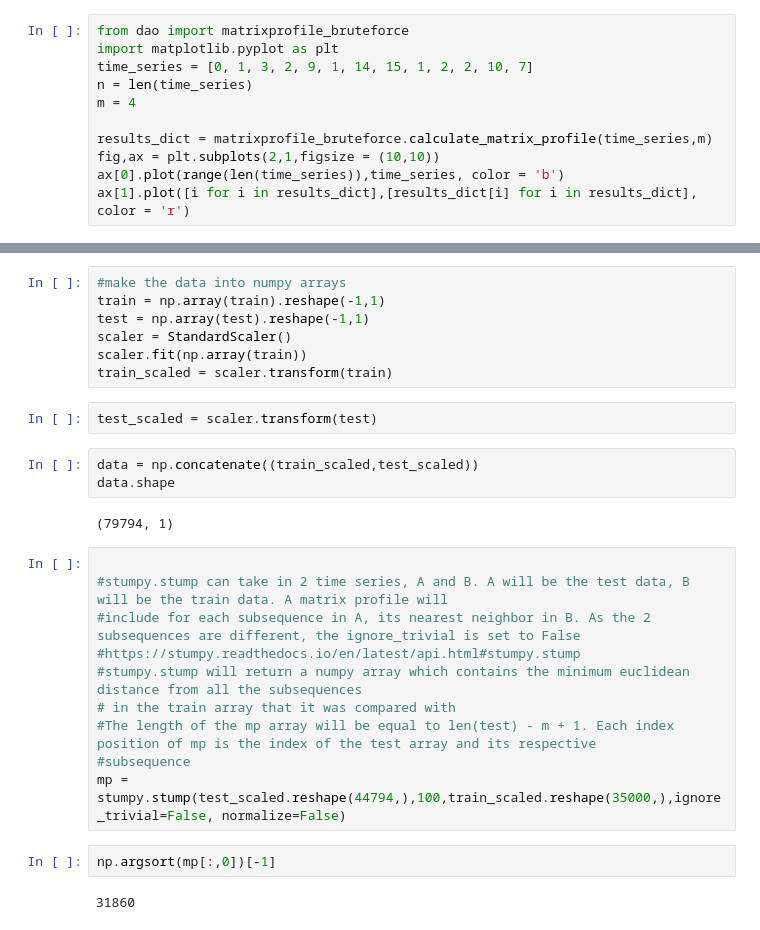
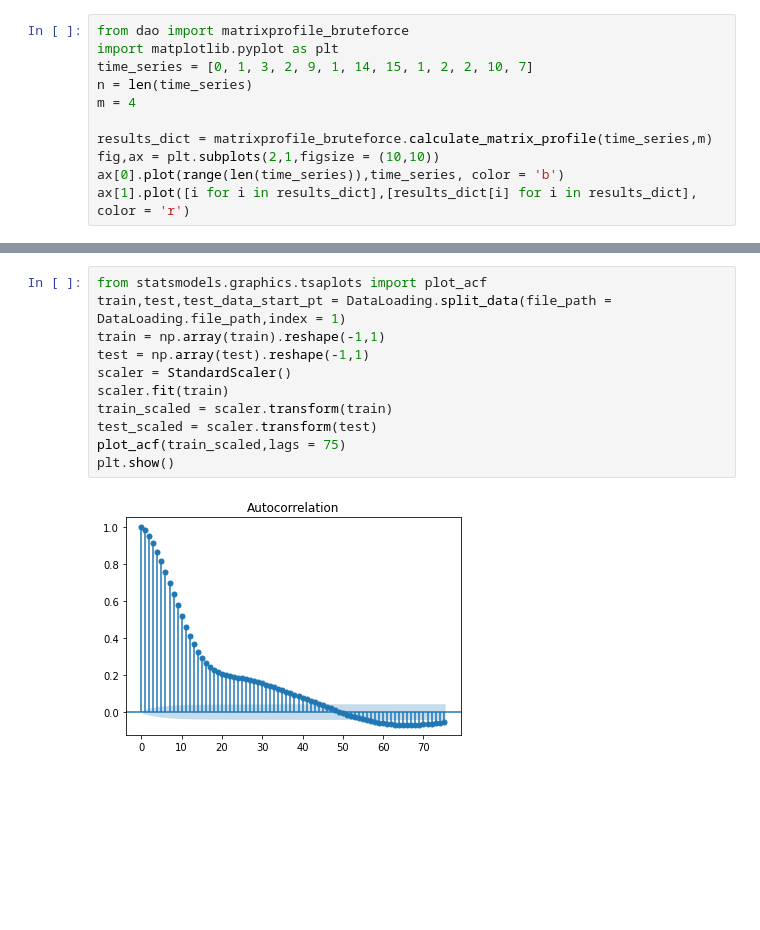
Before and after one commit to Pasindu19970808/Anomaly-Detection-Project, a Jupyter notebook: DataVisualization.ipynb, the cells around one changed output, grey strips where cells are left out. Drawn from its saved outputs; the diff is of its cells as text; blank space fills up the shorter version.

```diff
--- a/DataVisualization.ipynb
+++ b/DataVisualization.ipynb
@@ -36,28 +104,13 @@ train,test = DataLoading.split_data(file_path = DataLoading.file_path,index = 1)
 # %%
-#make the data into numpy arrays
+from statsmodels.graphics.tsaplots import plot_acf
+train,test,test_data_start_pt = DataLoading.split_data(file_path = DataLoading.file_path,index = 1)
 train = np.array(train).reshape(-1,1)
 test = np.array(test).reshape(-1,1)
 scaler = StandardScaler()
-scaler.fit(np.array(train))
+scaler.fit(train)
 train_scaled = scaler.transform(train)
+test_scaled = scaler.transform(test)
+plot_acf(train_scaled,lags = 75)
+plt.show()
+# %% [output]
+[figure, added]
-# %%
-test_scaled = scaler.transform(test)
-# %%
-data = np.concatenate((train_scaled,test_scaled))
-data.shape
-# %% [output]
-(79794, 1)
-# %%
-
-#stumpy.stump can take in 2 time series, A and B. A will be the test data, B will be the train data. A matrix profile will
-#include for each subsequence in A, its nearest neighbor in B. As the 2 subsequences are different, the ignore_trivial is set to False
-#https://stumpy.readthedocs.io/en/latest/api.html#stumpy.stump
-#stumpy.stump will return a numpy array which contains the minimum euclidean distance from all the subsequences
-# in the train array that it was compared with
-#The length of the mp array will be equal to len(test) - m + 1. Each index position of mp is the index of the test array and its respective
-#subsequence
-mp = stumpy.stump(test_scaled.reshape(44794,),100,train_scaled.reshape(35000,),ignore_trivial=False, normalize=False)
-# %%
-np.argsort(mp[:,0])[-1]
-# %% [output]
-31860
```
Also changed, not shown: parts of 14 cells of this notebook, 5 other files.
